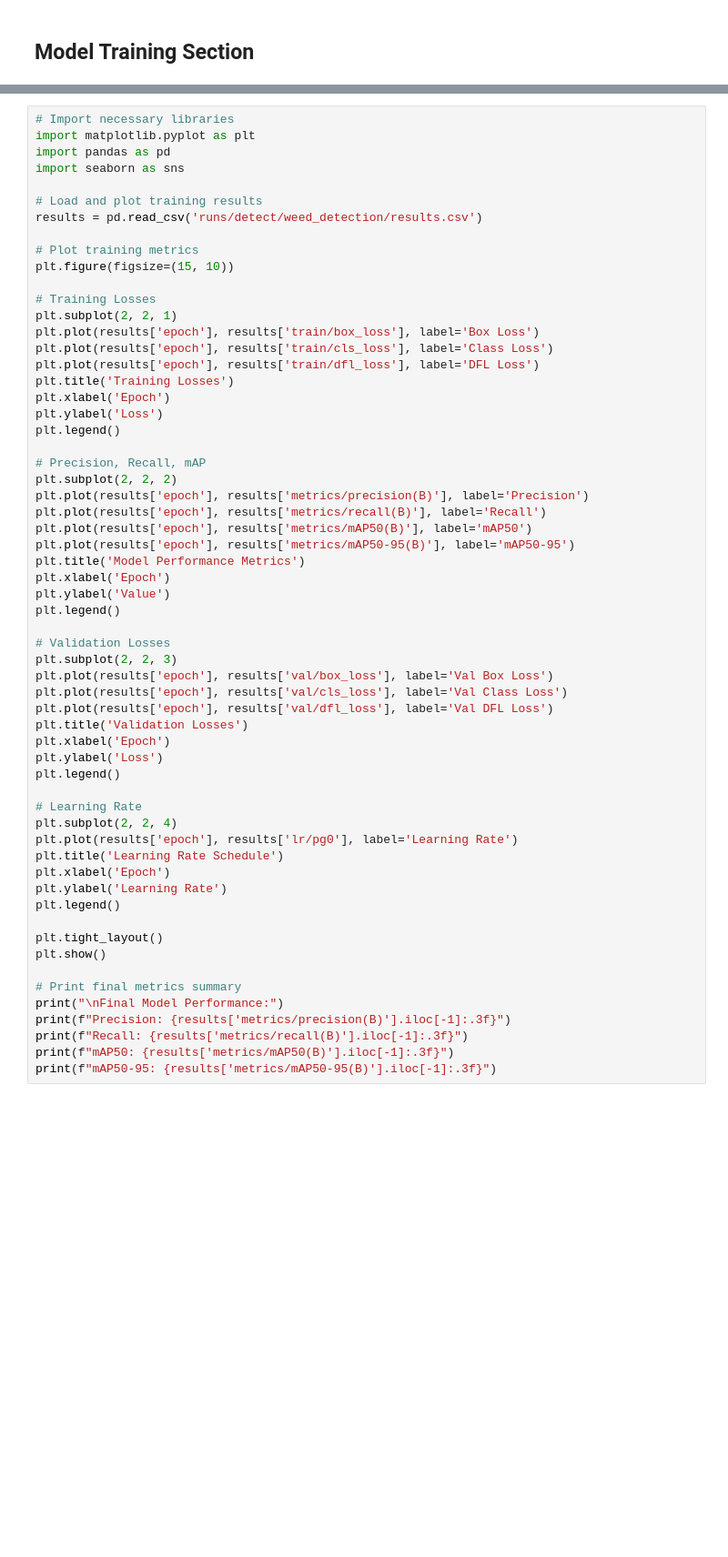
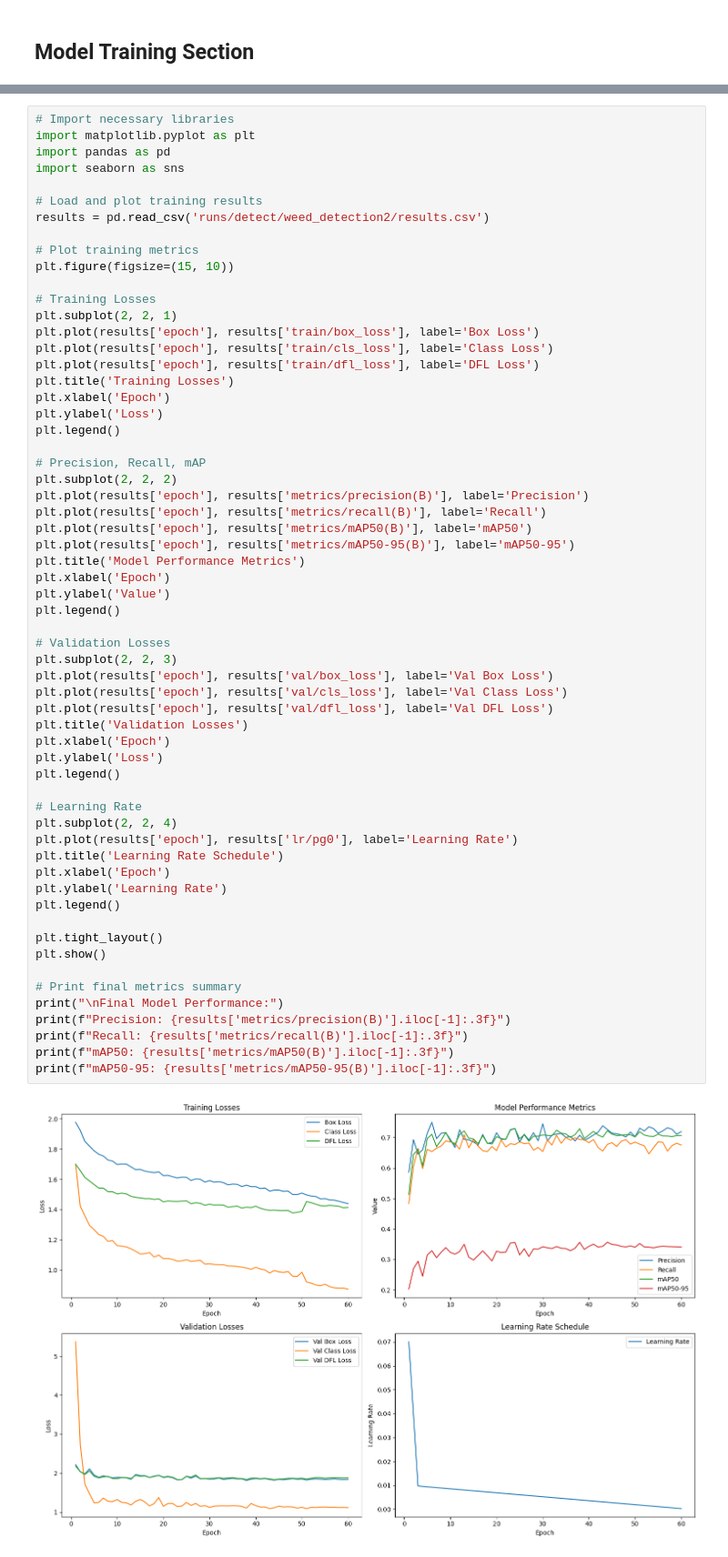
Before and after one commit to OceanSp/ml-cv-project, a Jupyter notebook: Weed_detection_yolo.ipynb, the cells around one changed output, grey strips where cells are left out. Shown at 91% size. Drawn from its saved outputs; the diff is of its cells as text; blank space fills up the shorter version.

Commit message:
yolo done with graphs and metrics

```diff
--- a/Weed_detection_yolo.ipynb
+++ b/Weed_detection_yolo.ipynb
@@ -632,7 +746,7 @@ import pandas as pd
 import seaborn as sns
 
 # Load and plot training results
-results = pd.read_csv('runs/detect/weed_detection/results.csv')
+results = pd.read_csv('runs/detect/weed_detection2/results.csv')
 
 # Plot training metrics
 plt.figure(figsize=(15, 10))
@@ -658,30 +772,32 @@ plt.xlabel('Epoch')
 plt.ylabel('Value')
 plt.legend()
 
 # Validation Losses
 plt.subplot(2, 2, 3)
 plt.plot(results['epoch'], results['val/box_loss'], label='Val Box Loss')
 plt.plot(results['epoch'], results['val/cls_loss'], label='Val Class Loss')
 plt.plot(results['epoch'], results['val/dfl_loss'], label='Val DFL Loss')
 plt.title('Validation Losses')
 plt.xlabel('Epoch')
 plt.ylabel('Loss')
 plt.legend()
 
 # Learning Rate
 plt.subplot(2, 2, 4)
 plt.plot(results['epoch'], results['lr/pg0'], label='Learning Rate')
 plt.title('Learning Rate Schedule')
 plt.xlabel('Epoch')
 plt.ylabel('Learning Rate')
 plt.legend()
 
 plt.tight_layout()
 plt.show()
 
 # Print final metrics summary
 print("\nFinal Model Performance:")
 print(f"Precision: {results['metrics/precision(B)'].iloc[-1]:.3f}")
 print(f"Recall: {results['metrics/recall(B)'].iloc[-1]:.3f}")
 print(f"mAP50: {results['metrics/mAP50(B)'].iloc[-1]:.3f}")
 print(f"mAP50-95: {results['metrics/mAP50-95(B)'].iloc[-1]:.3f}")
+# %% [output]
+[figure, added]
```
Also changed, not shown: parts of 12 cells of this notebook.
